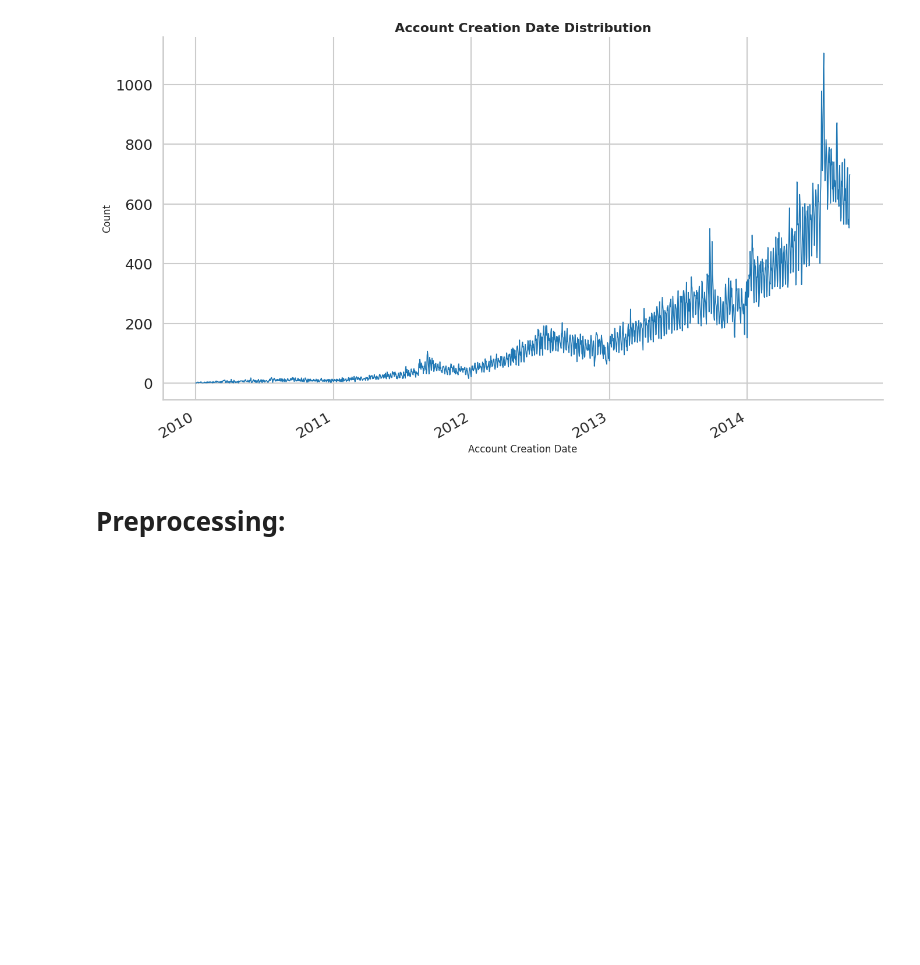
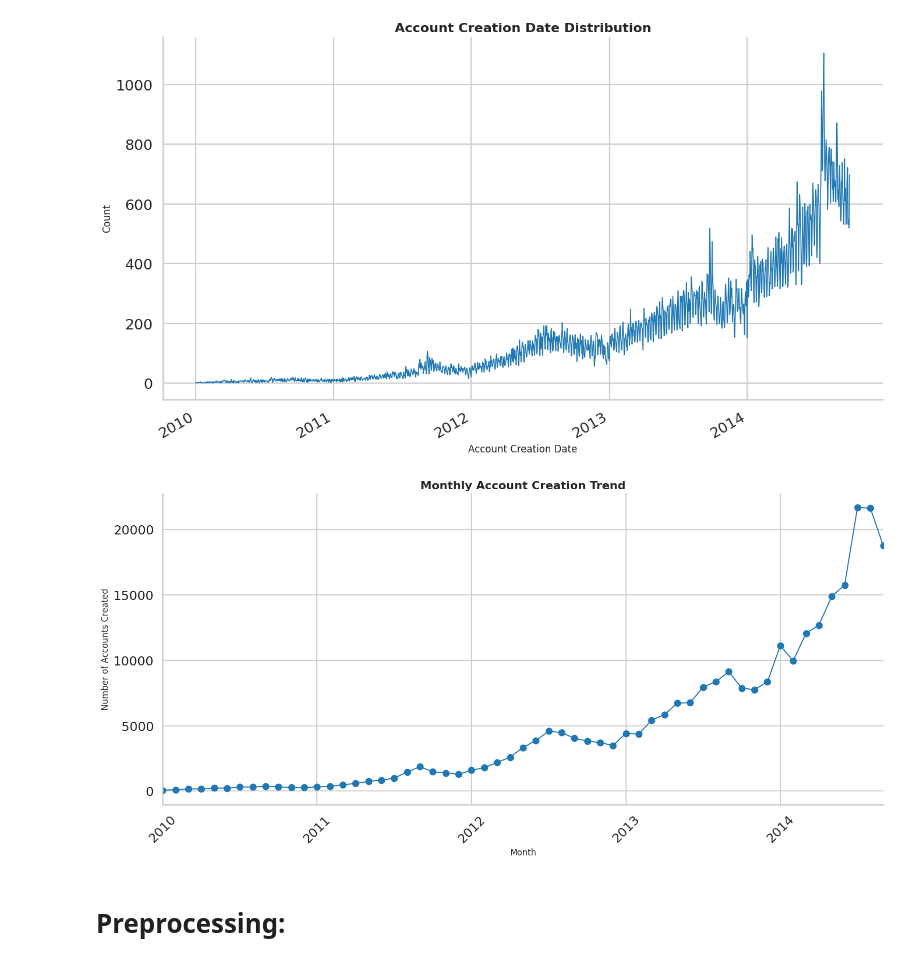
Before and after one commit to AhmadKElsayed/AirBNB, a Jupyter notebook: airbnb.ipynb, the cells around one changed output. Drawn from its saved outputs; the diff is of its cells as text; code cells hidden in the pictures; blank space fills up the shorter version.

```diff
--- a/airbnb.ipynb
+++ b/airbnb.ipynb
@@ -450,6 +450,34 @@ plt.tight_layout()
 plt.show()
 # %% [output]
 [figure]
+# %%
+# Set Seaborn style and context
+sns.set_style("whitegrid")
+sns.set_context("talk", font_scale=1.1)
+
+# Ensure datetime is parsed
+df['date_account_created'] = pd.to_datetime(df['date_account_created'], errors='coerce')
+
+# Group by month
+monthly_counts = df['date_account_created'].dt.to_period('M').value_counts().sort_index()
+monthly_counts.index = monthly_counts.index.to_timestamp()  # Convert PeriodIndex to Timestamp for plotting
+
+# Plot
+plt.figure(figsize=(16, 8))
+monthly_counts.plot(kind='line', linewidth=1.5, color='#1f77b4', marker='o')
+
+# Labels and title
+plt.xlabel('Month', fontsize=12)
+plt.ylabel('Number of Accounts Created', fontsize=12)
+plt.title('Monthly Account Creation Trend', fontsize=16, fontweight='bold')
+plt.xticks(rotation=45)
+
+# Clean look
+sns.despine()
+plt.tight_layout()
+plt.show()
+# %% [output]
+[figure, added]
 # %% [markdown]
 # Preprocessing:
 # %% [markdown]
```
Also changed, not shown: parts of 10 cells of this notebook.
